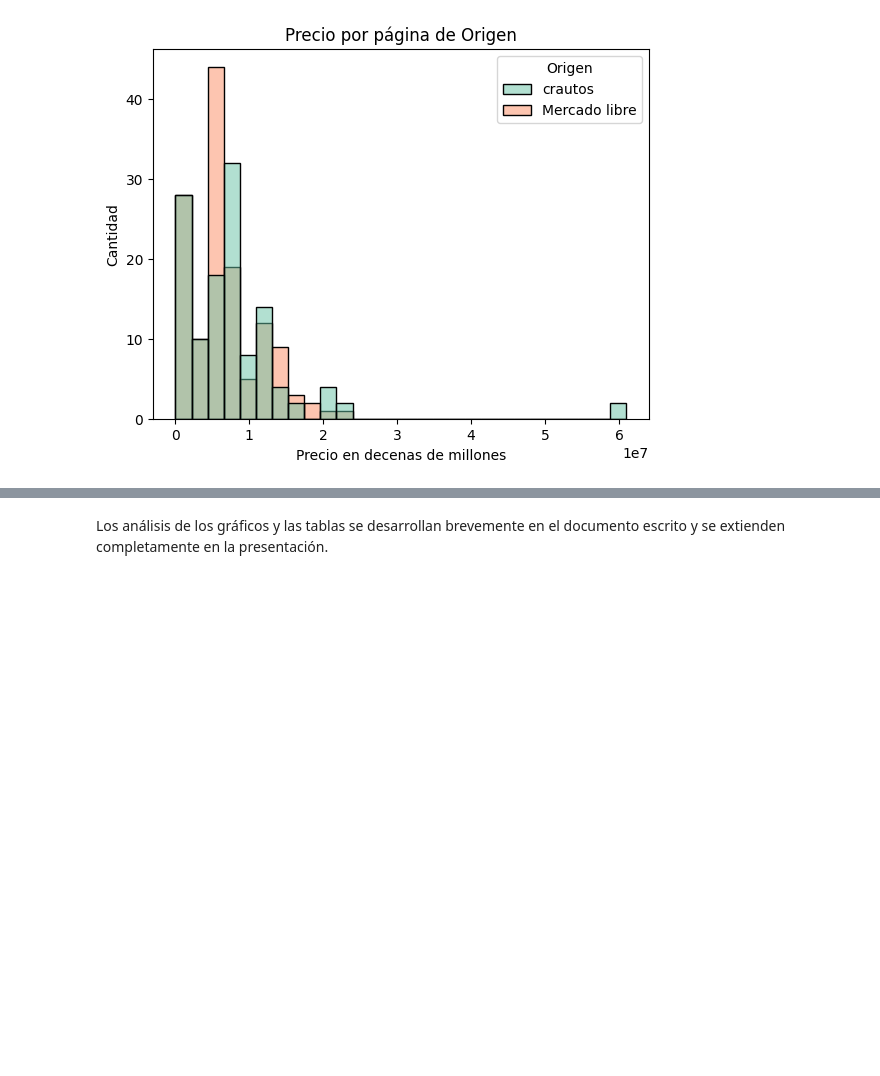
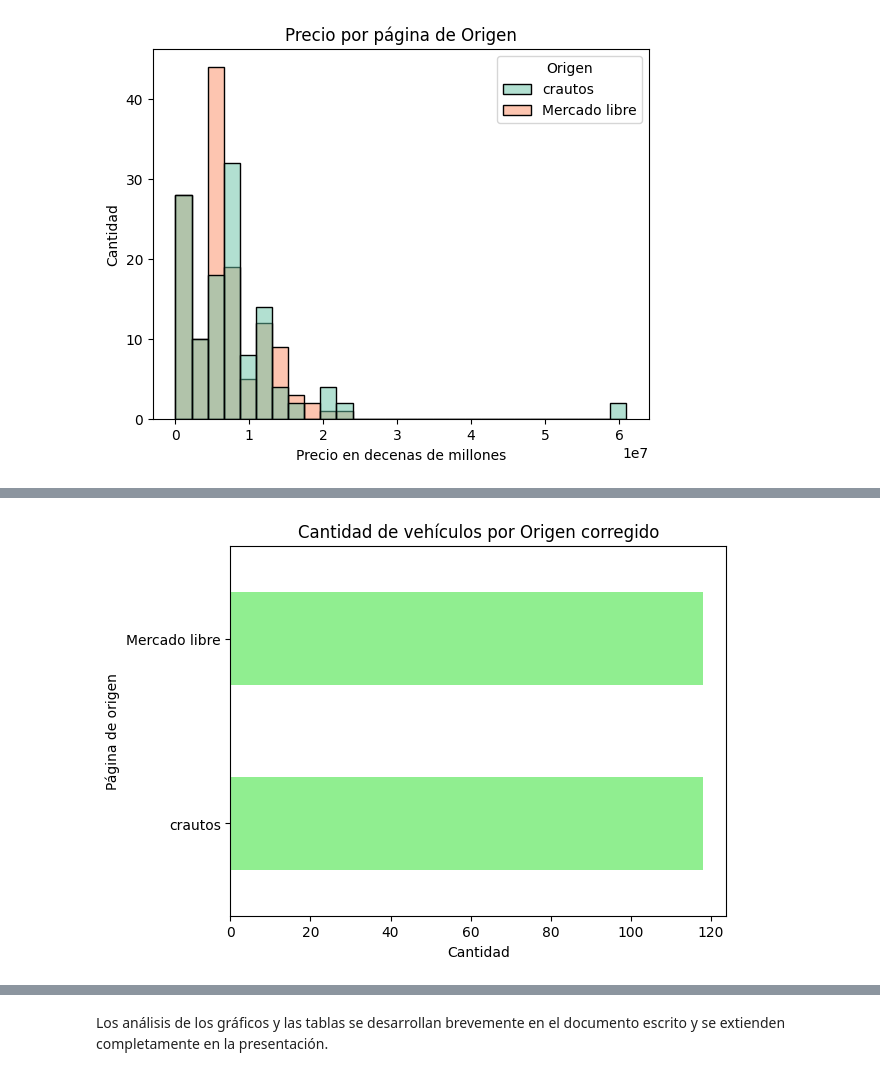
Before and after one commit to Santifer0803/Proyecto_individual_herramientas_II, a Jupyter notebook: cod/Proyecto_individual.ipynb, the cells around one changed output, grey strips where cells are left out. Cells and saved outputs as stored; diff of their text form; code cells hidden in the pictures; blank space fills up the shorter version.

```diff
--- a/cod/Proyecto_individual.ipynb
+++ b/cod/Proyecto_individual.ipynb
@@ -778,0 +795,14 @@ plt.show()
+# %%
+# Gráfico de barras horizontal que cuenta las observaciones de la columna origen
+df_mod['Origen'].value_counts().plot.barh(color = 'lightgreen')
+
+# Ejes
+plt.xlabel('Cantidad')
+plt.ylabel('Página de origen')
+
+# Título
+plt.title('Cantidad de vehículos por Origen corregido')
+
+plt.show()
+# %% [output]
+[figure, added]
```
Also changed, not shown: parts of 4 cells of this notebook, 1 other file.
